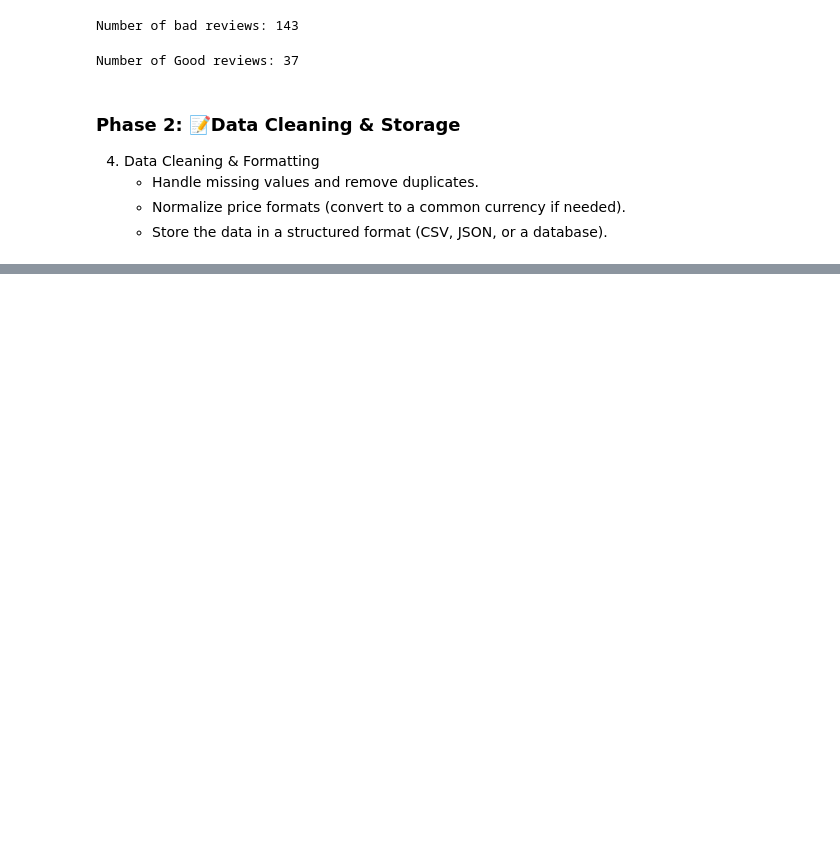
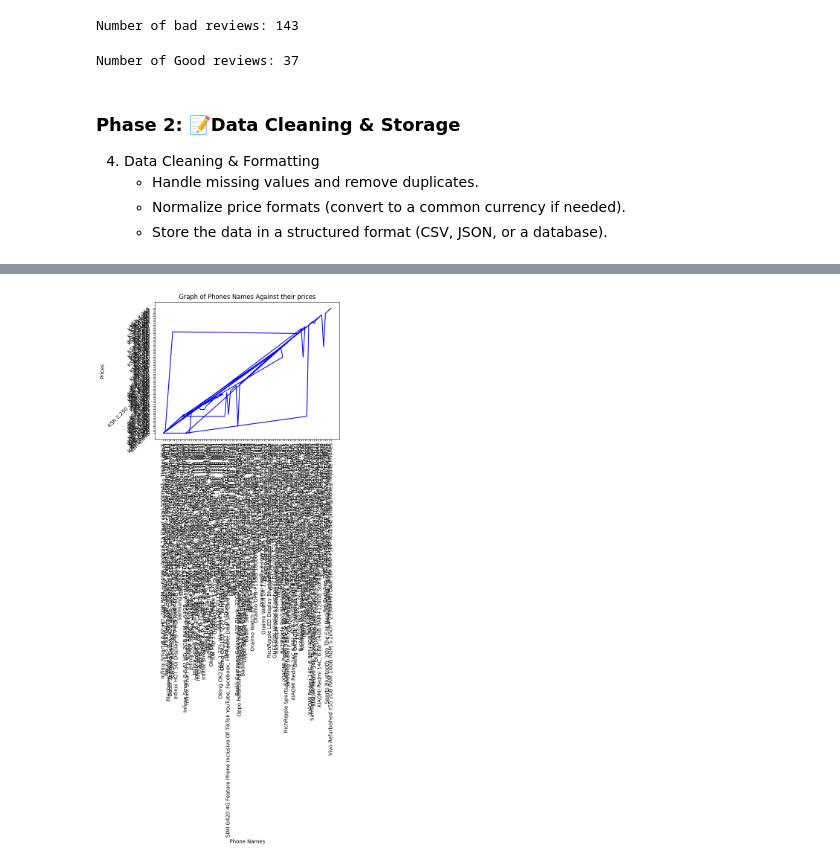
Before and after one commit to CisseBenn/Data-Scrapping, a Jupyter notebook: Main.ipynb, the cells around one changed output, grey strips where cells are left out. Drawn from its saved outputs; the diff is of its cells as text; code cells hidden in the pictures; blank space fills up the shorter version.

```diff
--- a/Main.ipynb
+++ b/Main.ipynb
@@ -357,0 +450,14 @@ ValueError: All arrays must be of the same length
+# %%
+plt.plot(j_phone_names, j_phone_prices, color="blue")
+#plt.plot(k_phone_names, k_phone_prices, color="red")
+#Plotting a graph of phone names against Prices
+
+plt.title("Graph of Phones Names Against their prices")
+plt.xticks(rotation=90)
+plt.yticks(rotation=45)
+plt.xlabel("Phone Names")
+plt.ylabel("Prices")
+
+plt.show()
+# %% [output]
+[figure, added]
```
Also changed, not shown: parts of 15 cells of this notebook.
